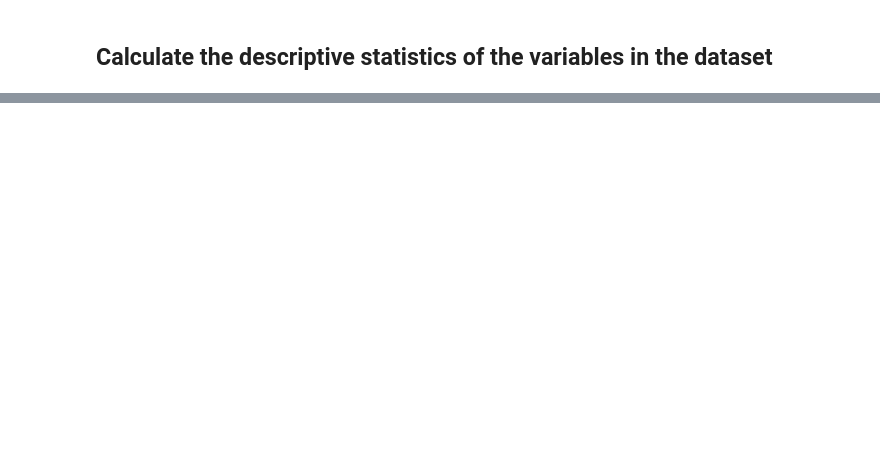
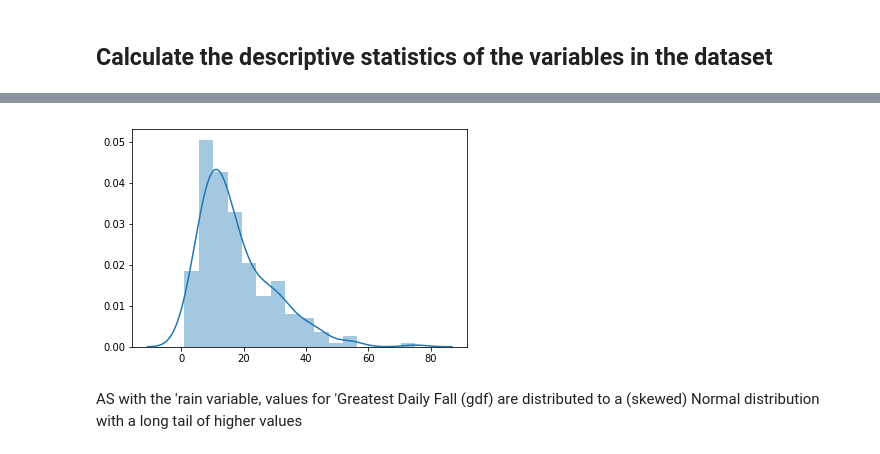
Before and after one commit to Aqua5lad/PDA-Dec-Project, a Jupyter notebook: PDA Project Dec 2018.ipynb, the cells around one changed output, grey strips where cells are left out. Cells and saved outputs as stored; diff of their text form; code cells hidden in the pictures; blank space fills up the shorter version.

```diff
--- a/PDA Project Dec 2018.ipynb
+++ b/PDA Project Dec 2018.ipynb
@@ -204,0 +234,4 @@ OptionError: 'You can only set the value of existing options'
+# %%
+# select gdf
+dfg = df[['gdf']]
+dfg
@@ -204,0 +280,6 @@ OptionError: 'You can only set the value of existing options'
+# %%
+sns.distplot(dfg);
+# %% [output]
+[figure, added]
+# %% [markdown]
+AS with the 'rain variable, values for 'Greatest Daily Fall (gdf) are distributed to a (skewed) Normal distribution with a long tail of higher values
```
Also changed, not shown: parts of 18 cells of this notebook.
